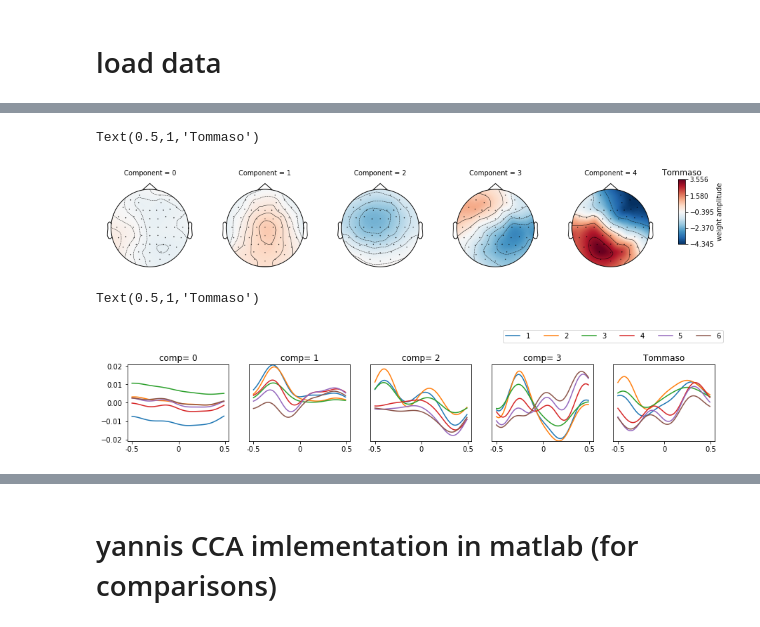
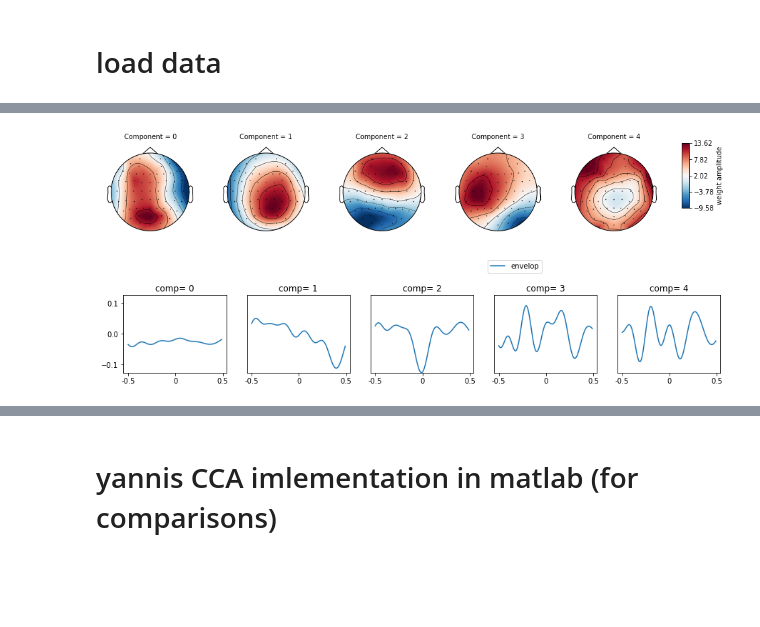
Before and after one commit to sankar-mukherjee/CCA_speech_EEG, a Jupyter notebook: CCA_yannis.ipynb, the cells around one changed output, grey strips where cells are left out. Cells and saved outputs as stored; diff of their text form; code cells hidden in the pictures; blank space fills up the shorter version.

Commit message:
update concat subjects

```diff
--- a/CCA_yannis.ipynb
+++ b/CCA_yannis.ipynb
@@ -480,8 +602,13 @@ plt.plot(s1)
 # load data
 # %%
 # load data (2sec, whole trial)
+save_path = data_path + '/python/data/cca/cca_yannis_2sec_concatALLsub_0delay.pkl'
+save_path = data_path + '/python/data/cca/cca_yannis_wholetrial_concatALLsub_0delay.pkl'
 save_path = data_path + '/python/data/cca/cca_yannis_2sec.pkl'
-#save_path = data_path + '/python/data/cca/cca_yannis_alltrial.pkl'
+save_path = data_path + '/python/data/cca/cca_yannis_alltrial.pkl'
+save_path = data_path + '/python/data/cca/cca_yannis_2sec_envelop.pkl'
+save_path = data_path + '/python/data/cca/cca_yannis_2sec_envelop_concatALLsub_0delay.pkl'
+
 
 data_CCA = pd.read_pickle(save_path)
 # %%
@@ -506,7 +633,7 @@ for s in range(0,len(subject_name)):
         p = df['p'].get_values()[0]
         forwards,filters, tvec = get_component_topo_time(A,B,Ryy,temporal_aperature,nComp,new_sampling_rate)
         filters = filters[0:-1,:]
-        filters = np.dstack(np.array_split(filters,6,axis=0))
+        filters = np.dstack(np.array_split(filters,filters.shape[0]/temporal_aperature,axis=0))
 
         frame=[]
         a = pd.Series({'subject':subject_name[s],'Delay':d})
@@ -540,7 +667,8 @@ data_plot.head()
 def draw_heatmap(*args, **kwargs):
     data = kwargs.pop('data')
     x = data['Data'].any()
-    mne.viz.plot_topomap(x, info.info, show=False,vmin=Vmin,vmax=Vmax,cmap='RdBu_r')
+    #mne.viz.plot_topomap(x, info.info, show=False,vmin=Vmin,vmax=Vmax,cmap='RdBu_r')
+    mne.viz.plot_topomap(x, info.info, show=False,cmap='RdBu_r')
 
 def plot_topo_image(df,vmin,vmax,typeF):
     fg = sns.FacetGrid(df,col=typeF,margin_titles=True)
@@ -563,7 +691,7 @@ def plotCCA_topo(data_plot,s,d):
     frame = []
     for i in range(0,nComp):
         a = np.stack(df['Component'+str(i)+'_topo'].get_values()).mean(axis=0)
-        a = pd.DataFrame({'Component':i,'Data':[a]})
+        a = pd.DataFrame({'Component':i,'Data':[a],'subject':s})
         frame.append(a)
 
     A = pd.concat((frame),axis=0)
@@ -601,7 +729,7 @@ def plotComp_filter(data_plot,s,d):
         if not(i==0):
             plt.yticks([])
 
-    plt.legend(np.arange(1,7),loc='upper center', bbox_to_anchor=(0, 1.5),ncol=6)
+    plt.legend(features,loc='upper center', bbox_to_anchor=(-1, 1.5),ncol=6)
 
 # plot 1 componet in all dealy avg subjects
 def plotComp_delay(data_plot,comp):
@@ -634,7 +762,7 @@ def plotAllComp(data_plot,D):
 # %%
 # select a delay and a subject
 D=0
-S=24
+S=21
 # %%
 # plot all components and all subjects correlation score at delay
 plotAllComp(data_plot,D)
@@ -645,15 +773,13 @@ Text(0.5,1,'Canonical correlations in delay 0s')
 # %%
 # plot all components topo at one delay
 A,Vmin,Vmax=plotCCA_topo(data_plot,S,D)
 plot_topo_image(A,Vmin,Vmax,'Component')
-plt.title(subject_name[S])
+#plt.title(subject_name[S])
 # %% [output]
-Text(0.5,1,'Tommaso')
-[figure, old version]
+[figure, new version]
 # %%
 # plot component filter
 plotComp_filter(data_plot,S,D)
-plt.title(subject_name[S])
+#plt.title(subject_name[S])
 # %% [output]
-Text(0.5,1,'Tommaso')
-[figure, old version]
+[figure, new version]
```
Also changed, not shown: parts of 28 cells of this notebook.
